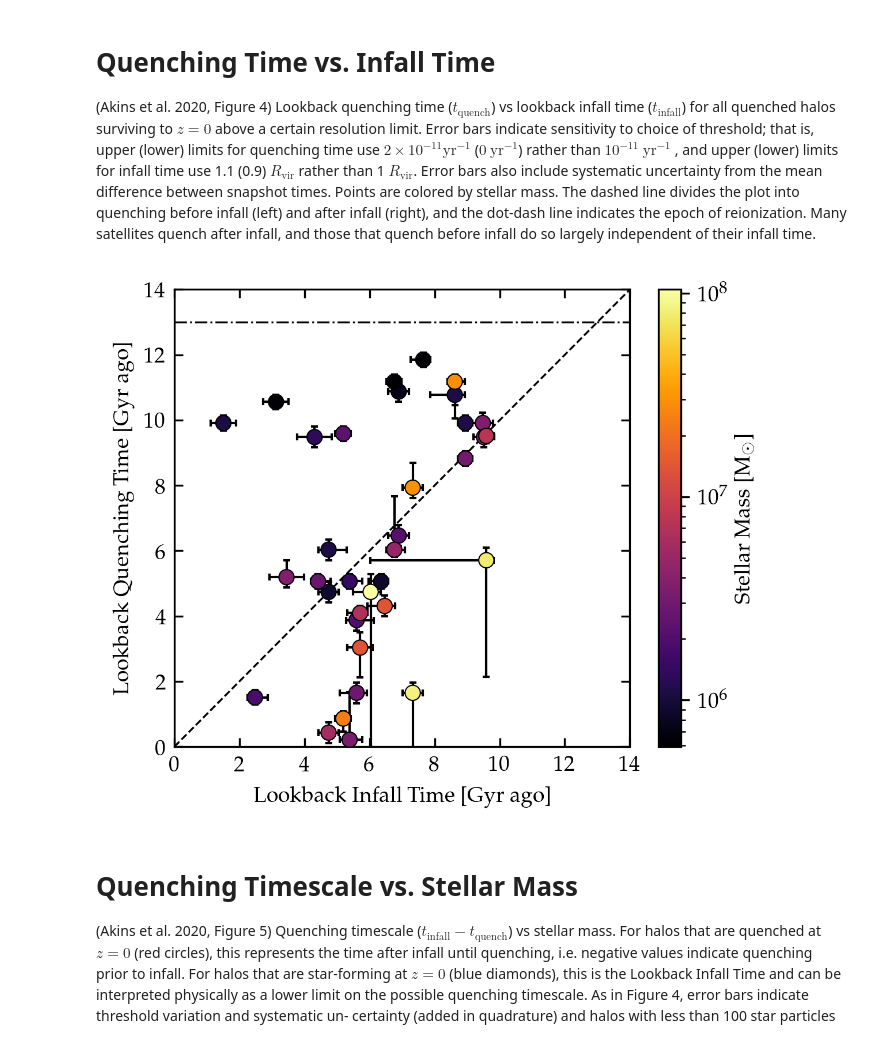
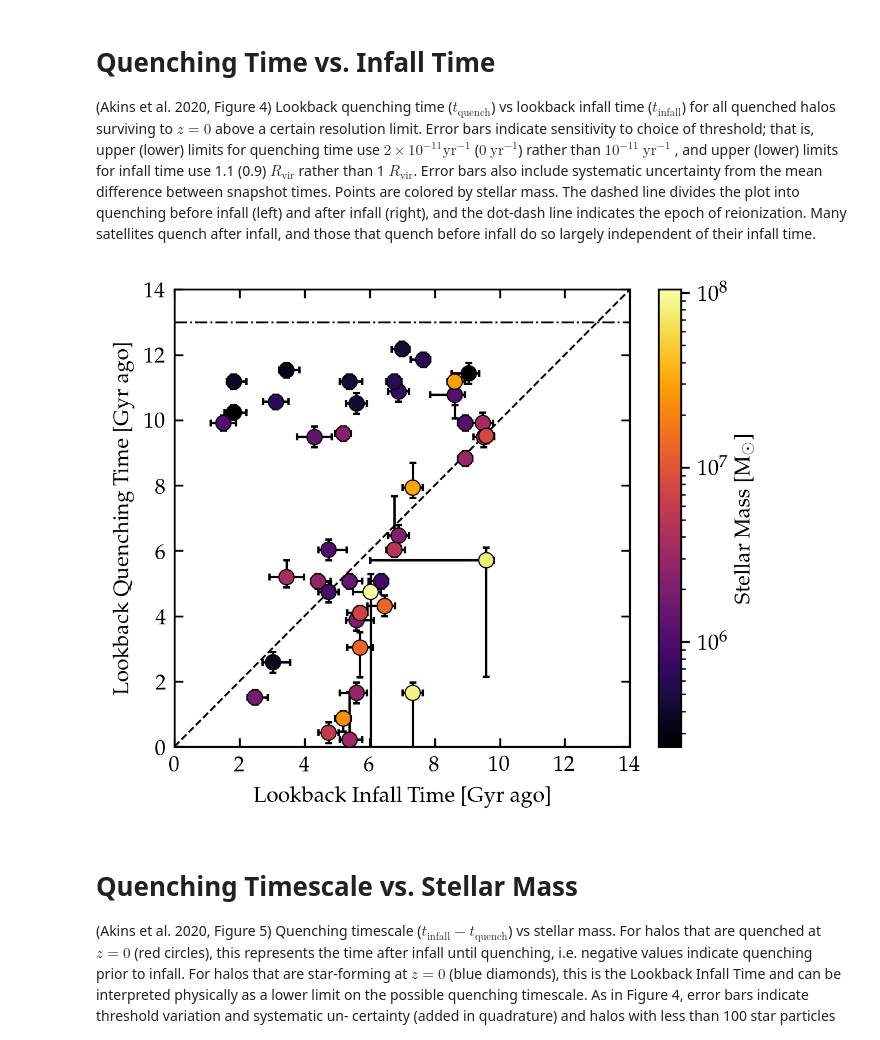
Before and after one commit to hollisakins/Justice_League_Code, a Jupyter notebook: Analysis/QuenchingTimescales/SFR_Quenching_Times.ipynb, the cells around one changed output. Cells and saved outputs as stored; diff of their text form; code cells hidden in the pictures.

```diff
--- a/Analysis/QuenchingTimescales/SFR_Quenching_Times.ipynb
+++ b/Analysis/QuenchingTimescales/SFR_Quenching_Times.ipynb
@@ -12,6 +12,7 @@ import pynbody
 
 mpl.rc('font',**{'family':'serif','monospace':['Palatino']})
 mpl.rc('text', usetex=True)
+plt.rcParams['figure.constrained_layout.use'] = False
 mpl.rcParams.update({'font.size': 9})
 # %%
 # it is convenient to define these functions to read in our datasets for us
@@ -346,7 +347,7 @@ data = read_timescales()
 # remove the data that has tinfall=None, i.e. never infell
 # remove the data for unquenched satellites
 # remove the data for halos with n_star particles < 100
-data = data[(~np.isnan(np.array(data.tinfall,dtype=float)))&(np.array(data.quenched,dtype=bool))&(data.n_star > 100)]
+data = data[(~np.isnan(np.array(data.tinfall,dtype=float)))&(np.array(data.quenched,dtype=bool))&(data.n_star > 50)]
 
 tinfall = np.array(data.tinfall, dtype=float)
 tinfall_lower = np.array(data.tinfall_lower,dtype=float)
@@ -403,34 +404,34 @@ im = ax.scatter(tinfall, tquench,
                  marker = 'o',
                  s = 40,
                  zorder = 11)
 
 
 # plot diagonal line to separate quenching before and after infall
 ax.plot([0,20],[0,20], '--', linewidth=0.8, color='k', zorder=0)
 
 # plot reionization line
 reiontime = 13 # in our cosmic UV model reionization occurs at z ~ 6.7 or 13 Gyr ago
 ax.plot([0,20],[reiontime,reiontime], '-.', linewidth=0.8, color='k', zorder=1)
 
 ax.set_xlabel('Lookback Infall Time [Gyr ago]')
 ax.set_ylabel('Lookback Quenching Time [Gyr ago]')
 ax.set_xlim(0,14)
 ax.set_ylim(0,14)
 ax.set_xticks([0,2,4,6,8,10,12,14])
 ax.set_yticks([0,2,4,6,8,10,12,14])
 
 cbar = plt.colorbar(im, ax = ax)
 cbar.ax.set_ylabel(r'Stellar Mass [$\mathrm{M}_{\odot}$]')
 
 ax.tick_params(direction='in',which='both')
 ax.yaxis.set_ticks_position('both')
 ax.xaxis.set_ticks_position('both')
 
 plt.savefig(r'tq_ti.png', dpi=300)
 
 plt.show()
 # %% [output]
-[figure, old version]
+[figure, new version]
 # %% [markdown]
 # Quenching Timescale vs. Stellar Mass
 
```
Also changed, not shown: parts of 3 cells of this notebook, 12 other files.
